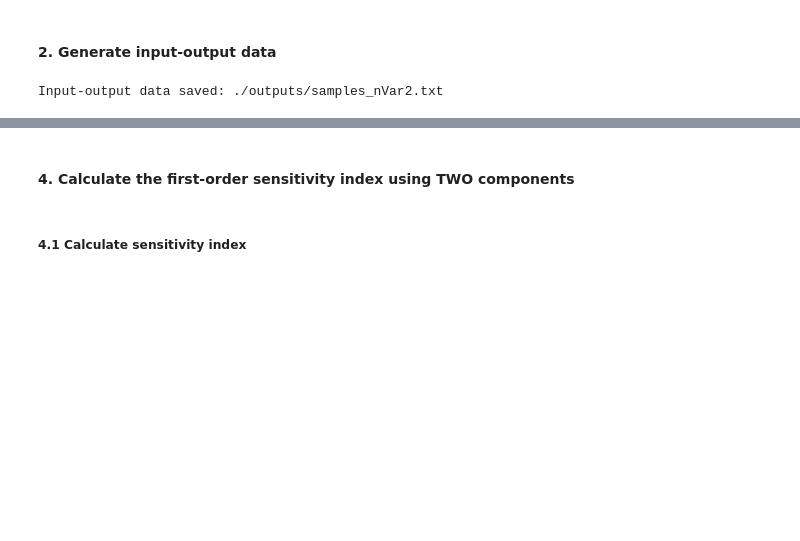
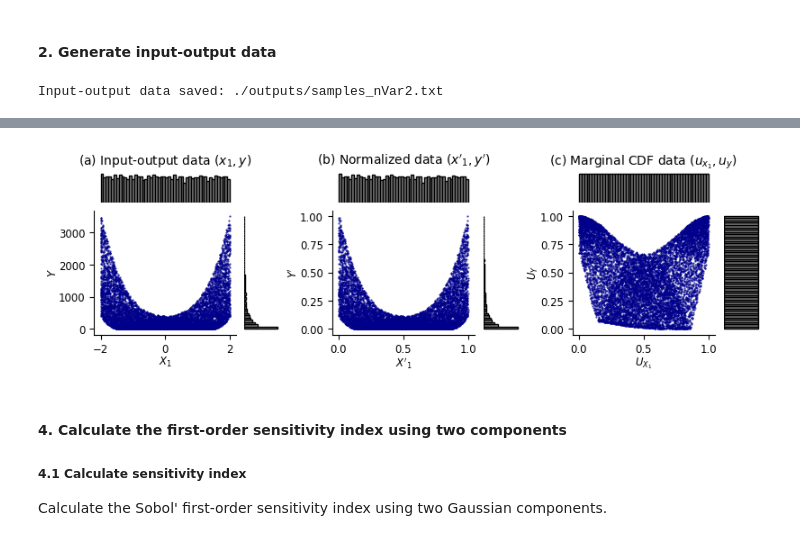
Before and after one commit to CH-Earth/pyviscous, a Jupyter notebook: examples/Rosbrock_function/Rosbrock_function.ipynb, the cells around one changed output, grey strips where cells are left out. Drawn from its saved outputs; the diff is of its cells as text; code cells hidden in the pictures; blank space fills up the shorter version.

```diff
--- a/examples/Rosbrock_function/Rosbrock_function.ipynb
+++ b/examples/Rosbrock_function/Rosbrock_function.ipynb
@@ -281,7 +109,12 @@ plt.show()
+# %%
+ofile = os.path.join(outputDir,'data.png')
+vsplt.plot_data_conversion(x,y,x_norm,y_norm,ux,uy,xIndex,ofile)
+# %% [output]
+[figure, added]
 # %% [markdown]
-#### 4. Calculate the first-order sensitivity index using TWO components
+#### 4. Calculate the first-order sensitivity index using two components
+##### 4.1 Calculate sensitivity index
+Calculate the Sobol' first-order sensitivity index using two Gaussian components.
-# %% [markdown]
-##### 4.1 Calculate sensitivity index
 # %%
 # Load input-output data
 data = np.loadtxt(sampleFile, skiprows=0, delimiter=',')
```
Also changed, not shown: parts of 29 cells of this notebook, 2 other files.
